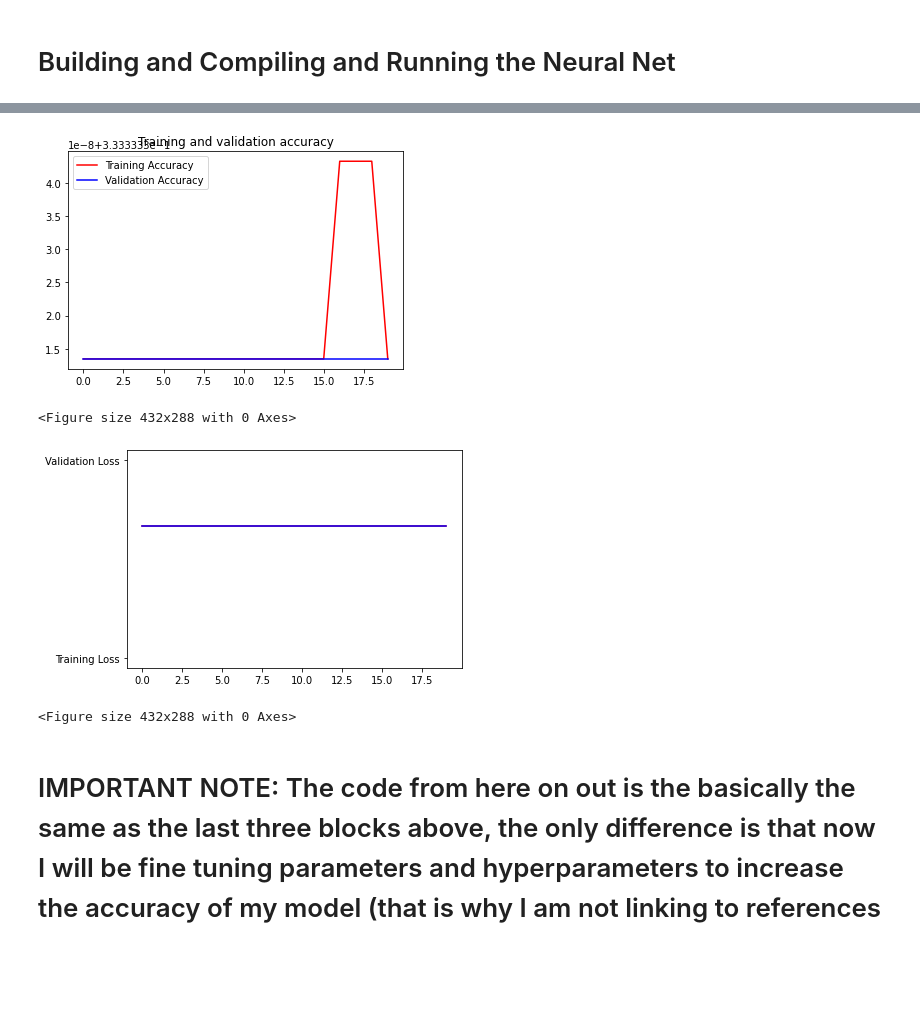
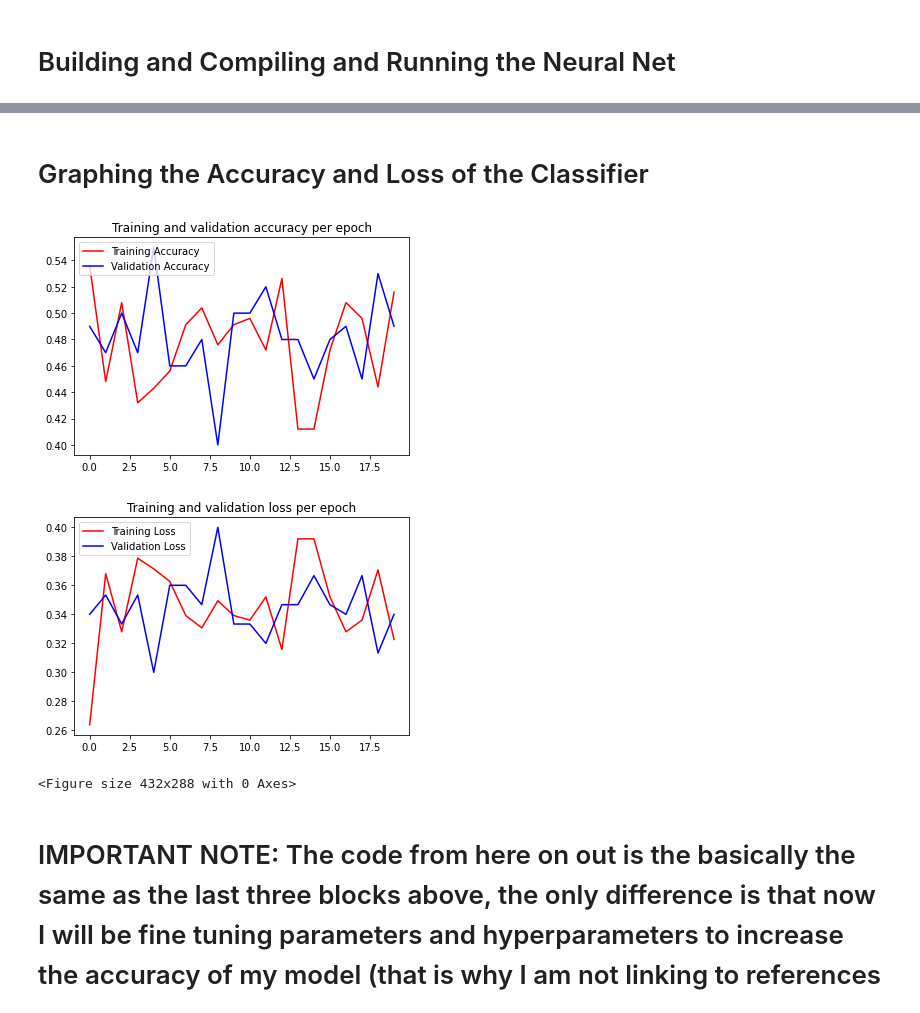
Before and after one commit to jselvarathinam/cse5334, a Jupyter notebook: Assignment_1.ipynb, the cells around one changed output, grey strips where cells are left out. Drawn from its saved outputs; the diff is of its cells as text; code cells hidden in the pictures; blank space fills up the shorter version.

Commit message:
Third commit, includes new runs of the model with different parameters and newly formatted graphs which are easier to read.

```diff
--- a/Assignment_1.ipynb
+++ b/Assignment_1.ipynb
@@ -210,35 +210,41 @@ Epoch 20/20
+# %% [markdown]
+# Graphing the Accuracy and Loss of the Classifier
 # %%
 '''
-The code for creating graphs of the training and validation accuracy per epoch came from the following tutorial provided by Google:
+The basics of the code for creating graphs of the training and validation accuracy per epoch came from the following tutorial provided by Google:
  https://colab.research.google.com/github/lmoroney/mlday-tokyo/blob/master/Lab6-Cats-v-Dogs.ipynb#scrollTo=dn-6c02VmqiN
+ I added to the code to make the graphs more descriptive.
 '''
 
 # Retrieve a list of list results on training and test datasets for each training epoch
 acc=history.history['acc']
 val_acc=history.history['val_acc']
 loss=history.history['loss']
 val_loss=history.history['val_loss']
 
 # Get number of epochs
-epochs=range(len(acc))
+epochs= range(len(acc))
 
 # Plot training and validation accuracy per epoch
 plt.plot(epochs, acc, 'r', label = "Training Accuracy")
 plt.plot(epochs, val_acc, 'b', label = "Validation Accuracy")
-plt.title('Training and validation accuracy')
+plt.title('Training and validation accuracy per epoch')
 plt.legend(loc= 2)
+plt.figure
+plt.show()
+
+print(" ")   #Inserting a space between plots
+
+# Plot training and validation loss per epoch
+plt.plot(epochs, loss, 'r', label = "Training Loss")
+plt.plot(epochs, val_loss, 'b', label =  "Validation Loss")
+plt.title('Training and validation loss per epoch')
+plt.legend(loc= 0)
 plt.figure()
 plt.show()
-
-# Plot training and validation loss per epoch
-plt.plot(epochs, loss, 'r', "Training Loss")
-plt.plot(epochs, val_loss, 'b', "Validation Loss")
-plt.figure()
-plt.show()
 # %% [output]
-[figure, old version]
+[figure, new version]
+[figure, new version]
 <Figure size 432x288 with 0 Axes>
-[figure, old version]
-<Figure size 432x288 with 0 Axes>
 # %% [markdown]
 # IMPORTANT NOTE: The code from here on out is the basically the same as the last three blocks above, the only difference is that now I will be fine tuning parameters and hyperparameters to increase the accuracy of my model (that is why I am not linking to references in the following code blocks because they have all been covered in the previous code blocks.
```
Also changed, not shown: parts of 13 cells of this notebook.
